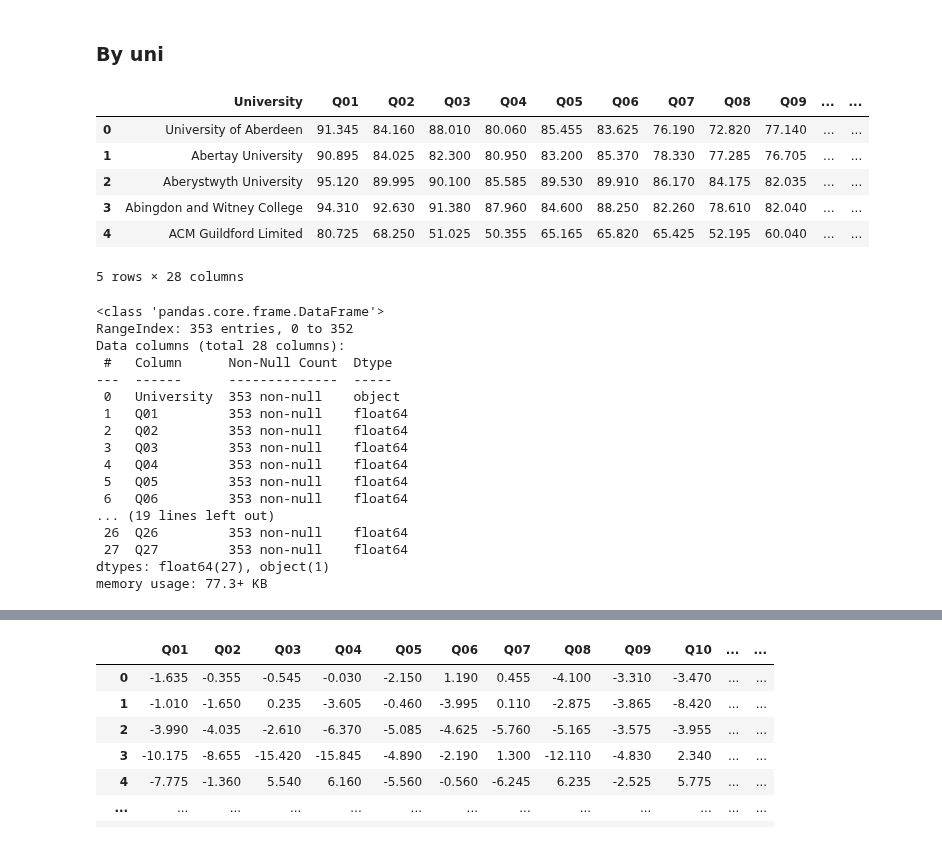
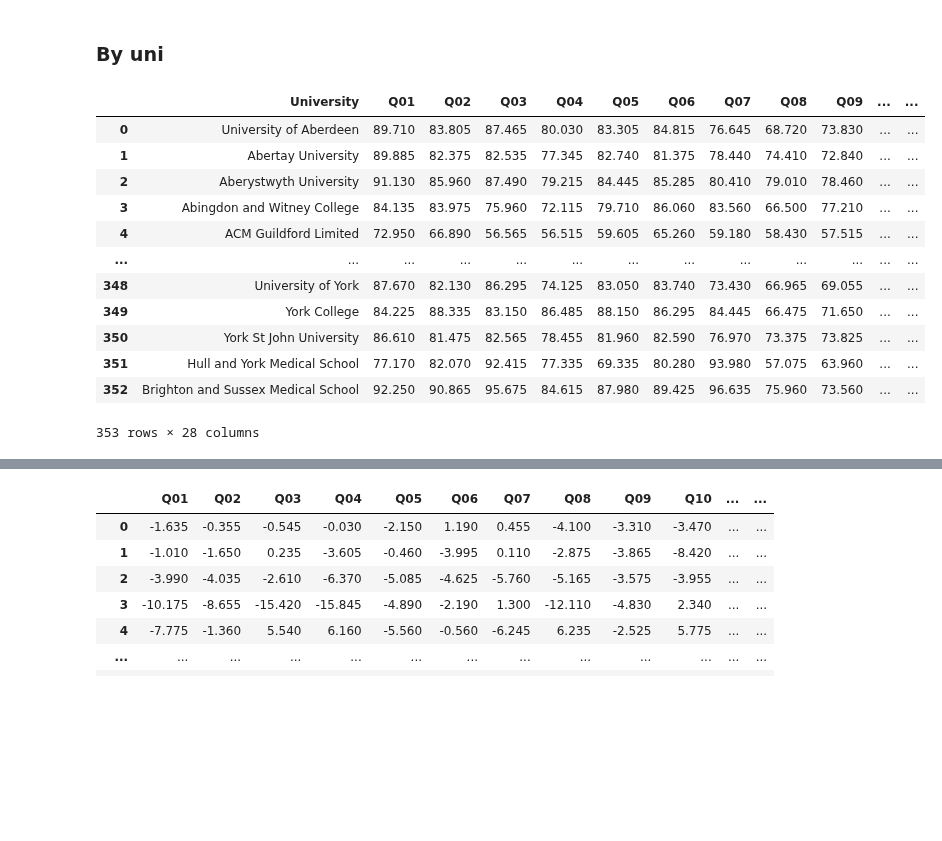
Before and after one commit to szelesaron/dissertation-code, a Jupyter notebook: EDA.ipynb, the cells around one changed output, grey strips where cells are left out. Cells and saved outputs as stored; diff of their text form; code cells hidden in the pictures; blank space fills up the shorter version.

```diff
--- a/EDA.ipynb
+++ b/EDA.ipynb
@@ -208,32 +168,18 @@ Mean difference: -3.7846127431920475
 # %% [markdown]
 ### By uni
 # %%
-unis_1819.head()
+unis_2122
 # %% [output]
 |  | University | Q01 | Q02 | Q03 | Q04 | Q05 | Q06 | Q07 | Q08 | Q09 | ... | ... |
-| 0 | University of Aberdeen | 91.345 | 84.160 | 88.010 | 80.060 | 85.455 | 83.625 | 76.190 | 72.820 | 77.140 | ... | ... |
-| 1 | Abertay University | 90.895 | 84.025 | 82.300 | 80.950 | 83.200 | 85.370 | 78.330 | 77.285 | 76.705 | ... | ... |
-| 2 | Aberystwyth University | 95.120 | 89.995 | 90.100 | 85.585 | 89.530 | 89.910 | 86.170 | 84.175 | 82.035 | ... | ... |
-| 3 | Abingdon and Witney College | 94.310 | 92.630 | 91.380 | 87.960 | 84.600 | 88.250 | 82.260 | 78.610 | 82.040 | ... | ... |
-| 4 | ACM Guildford Limited | 80.725 | 68.250 | 51.025 | 50.355 | 65.165 | 65.820 | 65.425 | 52.195 | 60.040 | ... | ... |
+| 0 | University of Aberdeen | 89.710 | 83.805 | 87.465 | 80.030 | 83.305 | 84.815 | 76.645 | 68.720 | 73.830 | ... | ... |
+| 1 | Abertay University | 89.885 | 82.375 | 82.535 | 77.345 | 82.740 | 81.375 | 78.440 | 74.410 | 72.840 | ... | ... |
+| 2 | Aberystwyth University | 91.130 | 85.960 | 87.490 | 79.215 | 84.445 | 85.285 | 80.410 | 79.010 | 78.460 | ... | ... |
+| 3 | Abingdon and Witney College | 84.135 | 83.975 | 75.960 | 72.115 | 79.710 | 86.060 | 83.560 | 66.500 | 77.210 | ... | ... |
+| 4 | ACM Guildford Limited | 72.950 | 66.890 | 56.565 | 56.515 | 59.605 | 65.260 | 59.180 | 58.430 | 57.515 | ... | ... |
+| ... | ... | ... | ... | ... | ... | ... | ... | ... | ... | ... | ... | ... |
+| 348 | University of York | 87.670 | 82.130 | 86.295 | 74.125 | 83.050 | 83.740 | 73.430 | 66.965 | 69.055 | ... | ... |
+| 349 | York College | 84.225 | 88.335 | 83.150 | 86.485 | 88.150 | 86.295 | 84.445 | 66.475 | 71.650 | ... | ... |
+| 350 | York St John University | 86.610 | 81.475 | 82.565 | 78.455 | 81.960 | 82.590 | 76.970 | 73.375 | 73.825 | ... | ... |
+| 351 | Hull and York Medical School | 77.170 | 82.070 | 92.415 | 77.335 | 69.335 | 80.280 | 93.980 | 57.075 | 63.960 | ... | ... |
+| 352 | Brighton and Sussex Medical School | 92.250 | 90.865 | 95.675 | 84.615 | 87.980 | 89.425 | 96.635 | 75.960 | 73.560 | ... | ... |
-5 rows × 28 columns
+353 rows × 28 columns
-# %%
-unis_1819.info()
-# %% [output]
-<class 'pandas.core.frame.DataFrame'>
-RangeIndex: 353 entries, 0 to 352
-Data columns (total 28 columns):
- #   Column      Non-Null Count  Dtype
----  ------      --------------  -----
- 0   University  353 non-null    object
- 1   Q01         353 non-null    float64
- 2   Q02         353 non-null    float64
- 3   Q03         353 non-null    float64
- 4   Q04         353 non-null    float64
- 5   Q05         353 non-null    float64
- 6   Q06         353 non-null    float64
-... (19 lines left out)
- 26  Q26         353 non-null    float64
- 27  Q27         353 non-null    float64
-dtypes: float64(27), object(1)
-memory usage: 77.3+ KB
```
Also changed, not shown: parts of 15 cells of this notebook.
